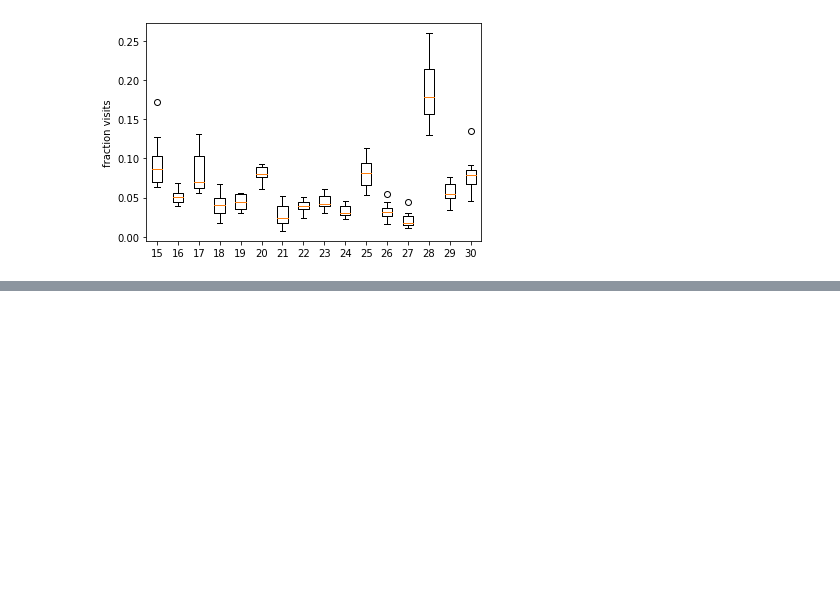
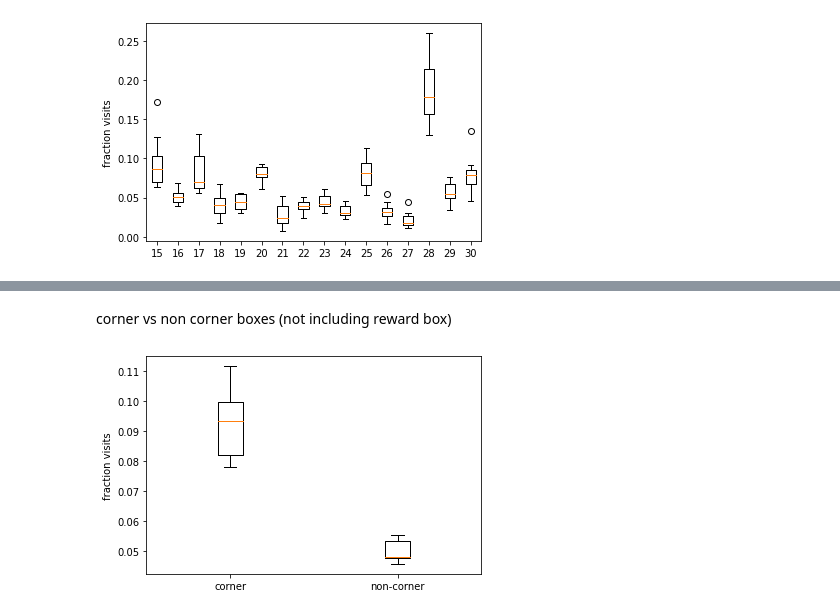
Before and after one commit to umeshksingla/MouseMazeHierRL, a Jupyter notebook: LoS_analysis.ipynb, the cells around one changed output, grey strips where cells are left out. Saved outputs shown, nothing was run; the diff lists cells and outputs as text; code cells hidden in the pictures; blank space fills up the shorter version.

```diff
--- a/LoS_analysis.ipynb
+++ b/LoS_analysis.ipynb
@@ -375,0 +401,6 @@ array([3., 4.])
+# %% [markdown]
+corner vs non corner boxes (not including reward box)
+# %%
+plot_fraction_visits_by_corner(UnrewNames)
+# %% [output]
+[figure, added]
```
Also changed, not shown: parts of 8 cells of this notebook.
